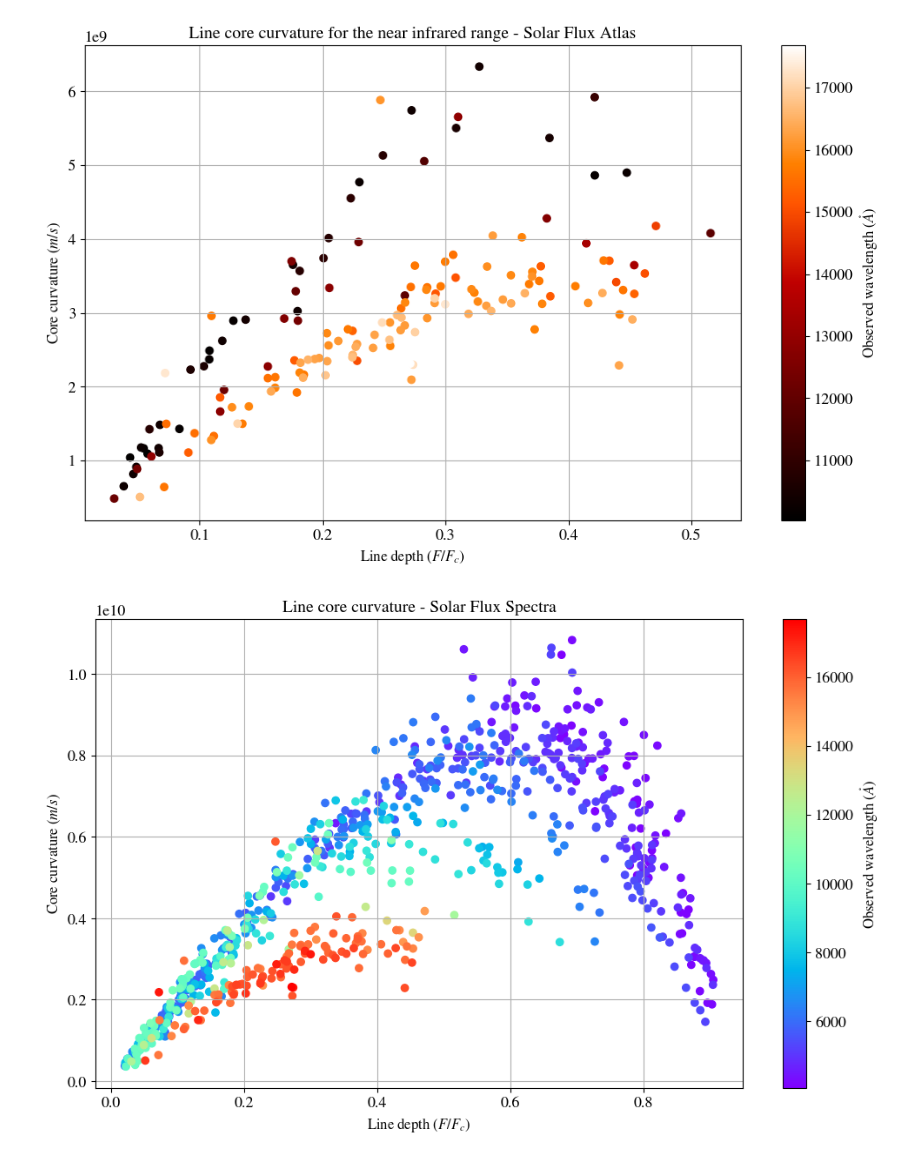
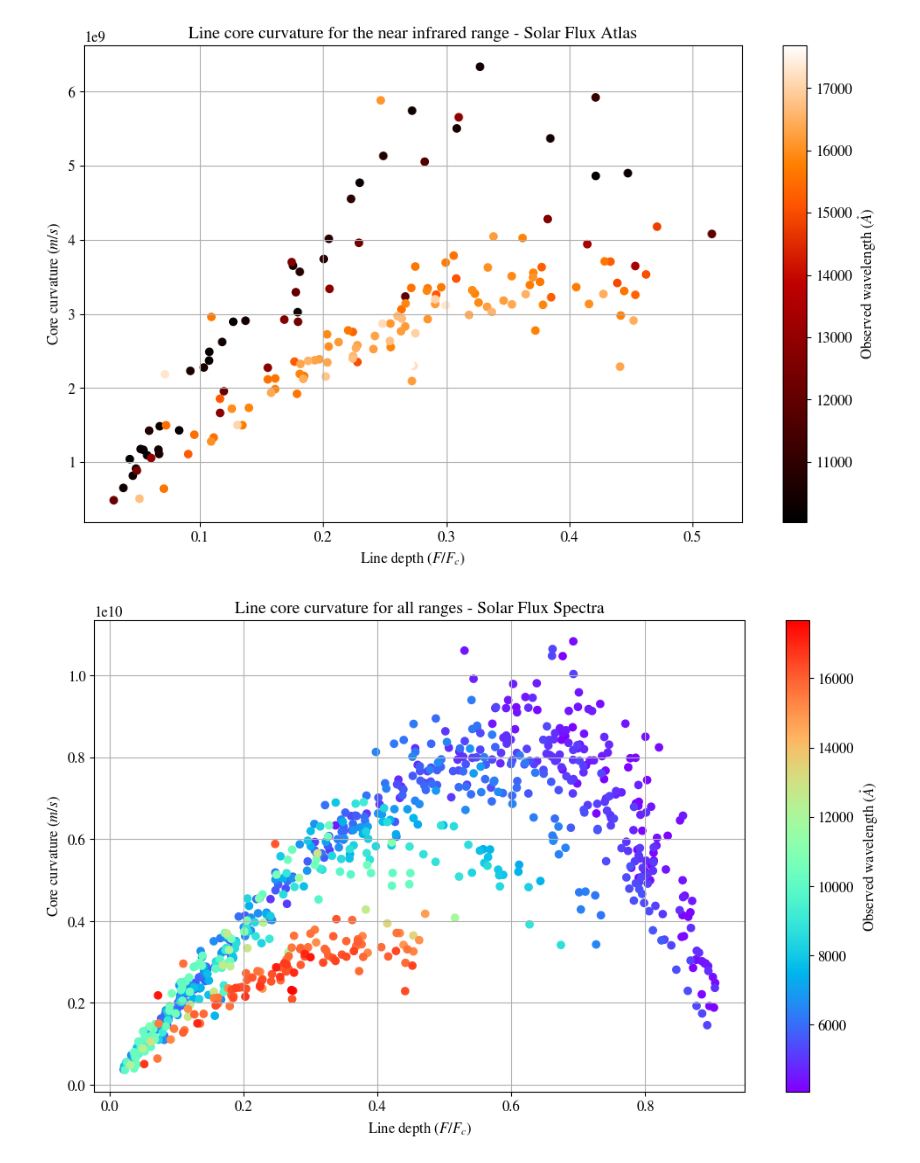
Before and after one commit to ccuellarn/Measurement-and-Characterization-of-Granulation-Patterns-in-the-IAG-Solar-Flux-Spectrum, a Jupyter notebook: Project/Characterization/First signature/Line broadening.ipynb, the cells around one changed output. Cells and saved outputs as stored; diff of their text form; code cells hidden in the pictures.

```diff
--- a/Project/Characterization/First signature/Line broadening.ipynb
+++ b/Project/Characterization/First signature/Line broadening.ipynb
@@ -18,9 +18,9 @@ params = {
         'font.size': 12,
         'axes.labelsize': 12,
         'axes.titlesize': 14,
-        'legend.fontsize': 13,
-        'xtick.labelsize': 13,
-        'ytick.labelsize': 13,
+        'legend.fontsize': 12,
+        'xtick.labelsize': 12,
+        'ytick.labelsize': 12,
         'mathtext.fontset': 'stix',
         'text.usetex': False,
         'figure.figsize': (6.4, 4.8),
@@ -31,12 +31,10 @@ params = {
 plt.rcParams.update(params)
 # %%
 #Lines from the excel files
-VIS_data = pd.read_excel(r"C:\Users\clauw\Documents\Programming\Final-Project\Project\IAG Solar Flux Atlas\Visible range\Data\valores_VIS.xlsx")
-NIR_data = pd.read_excel(r"C:\Users\clauw\Documents\Programming\Final-Project\Project\IAG Solar Flux Atlas\Infrared range\Data\valores_NIR.xlsx")
-SPA_data = pd.read_excel(r"C:\Users\clauw\Documents\Programming\Final-Project\Project\IAG Spatially Resolved Atlas\values_SPA.xlsx")
-
-#colors for the plot
-colors_fit = ['purple','blue','cyan','green','yellow','orange','red','brown']
+VIS_data = pd.read_excel(r"C:\Users\clauw\Documents\Programming\Final-Project\Project\IAG Solar Flux Atlas\Visible range\Data\Values_VIS.xlsx")
+NIR_data = pd.read_excel(r"C:\Users\clauw\Documents\Programming\Final-Project\Project\IAG Solar Flux Atlas\Infrared range\Data\Values_NIR.xlsx")
+SPA_data = pd.read_excel(r"C:\Users\clauw\Documents\Programming\Final-Project\Project\IAG Spatially Resolved Atlas\Data\Values_SPA.xlsx")
+ALL_data = pd.concat([VIS_data,NIR_data],axis=0).drop_duplicates('Observed wavelength',keep='first').reset_index(drop=True) #Dont take repeated values when concatenate
 # %% [markdown]
 ### Core curvature vs Line Depth
 # %%
@@ -146,22 +152,18 @@ ax.grid()
 # %% [output]
 [figure]
 # %%
-fig4, ax = plt.subplots(1,1,figsize=(12,7))
+fig6, ax = plt.subplots(1,1,figsize=(12,7))
 
-scatter = ax.scatter(pd.concat([1-VIS_data['Flux'],1-NIR_data['Flux']],axis=0),
-                     pd.concat([VIS_data['Core curvature'],NIR_data['Core curvature']],axis=0),
-                     c=pd.concat([VIS_data["Observed wavelength"],NIR_data["Observed wavelength"]],axis=0),cmap='rainbow',lw=1,marker='o')
+scatter = ax.scatter(ALL_data['Line Depth'],ALL_data['Core curvature'],c=ALL_data["Observed wavelength"],cmap='rainbow',lw=1,marker='o')
+cbar = plt.colorbar(scatter, ax=ax)
+cbar.set_label(r'Observed wavelength $(\mathring{A})$')
 
-
-cbar = plt.colorbar(scatter, ax=ax)
-cbar.set_label(r'Observed wavelength $(\mathring{A})$', fontsize=12)
-
-ax.set_title('Line core curvature - Solar Flux Spectra',fontsize=14)
-ax.set_xlabel(r'Line depth $(F/F_{c})$',fontsize=12)
-ax.set_ylabel(r'Core curvature $(m/s)$',fontsize=12)
+ax.set_title('Line core curvature for all ranges - Solar Flux Spectra')
+ax.set_xlabel(r'Line depth $(F/F_{c})$')
+ax.set_ylabel(r'Core curvature $(m/s)$')
 
 ax.grid()
 
-# fig4.savefig('Sharpness_ALL.pdf')
+# fig6.savefig('Curvature_ALL')
 # %% [output]
-[figure, old version]
+[figure, new version]
```
Also changed, not shown: parts of 5 cells of this notebook, 39 other files.
